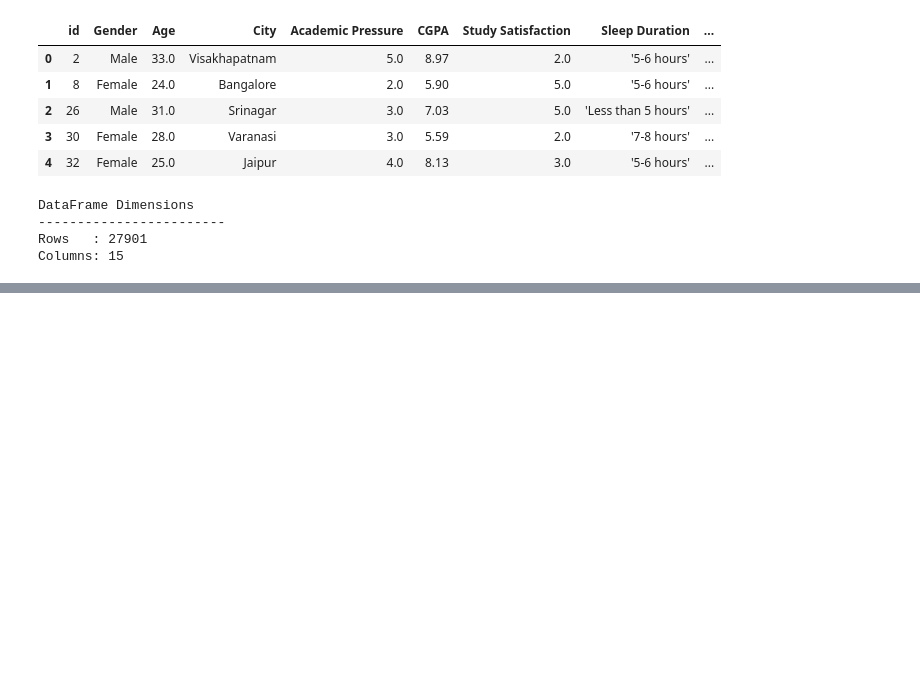
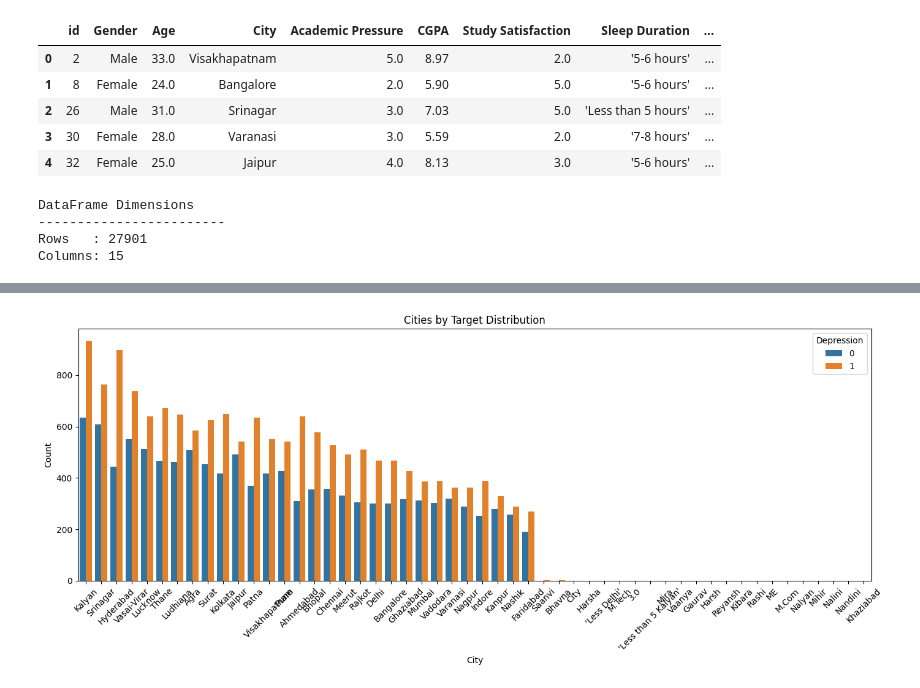
Before and after one commit to SeminiAmanda/student-depression-predictor, a Jupyter notebook: notebooks/FC110552_mithula-cbw/01_data_preprocessing.ipynb, the cells around one changed output, grey strips where cells are left out. Cells and saved outputs as stored; diff of their text form; code cells hidden in the pictures; blank space fills up the shorter version.

```diff
--- a/notebooks/FC110552_mithula-cbw/01_data_preprocessing.ipynb
+++ b/notebooks/FC110552_mithula-cbw/01_data_preprocessing.ipynb
@@ -256,0 +298,13 @@ Columns: 15
+# %%
+# 1.13 - Data visualization for `City` column
+
+plt.figure(figsize=(14, 6))
+sns.countplot(data=df, x='City', hue='Depression', order=df['City'].value_counts().index[:])
+plt.title("Cities by Target Distribution")
+plt.xlabel("City")
+plt.ylabel("Count")
+plt.xticks(rotation=45)
+plt.tight_layout()
+plt.show()
+# %% [output]
+[figure, added]
```
Also changed, not shown: parts of 6 cells of this notebook.
